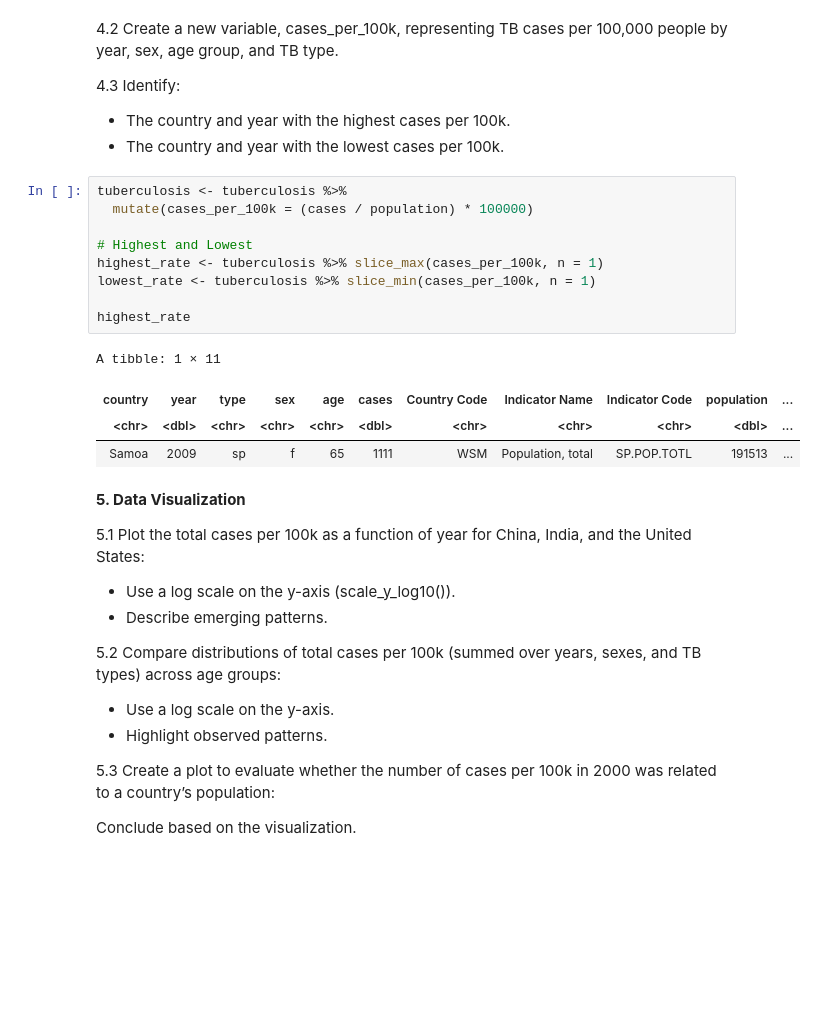
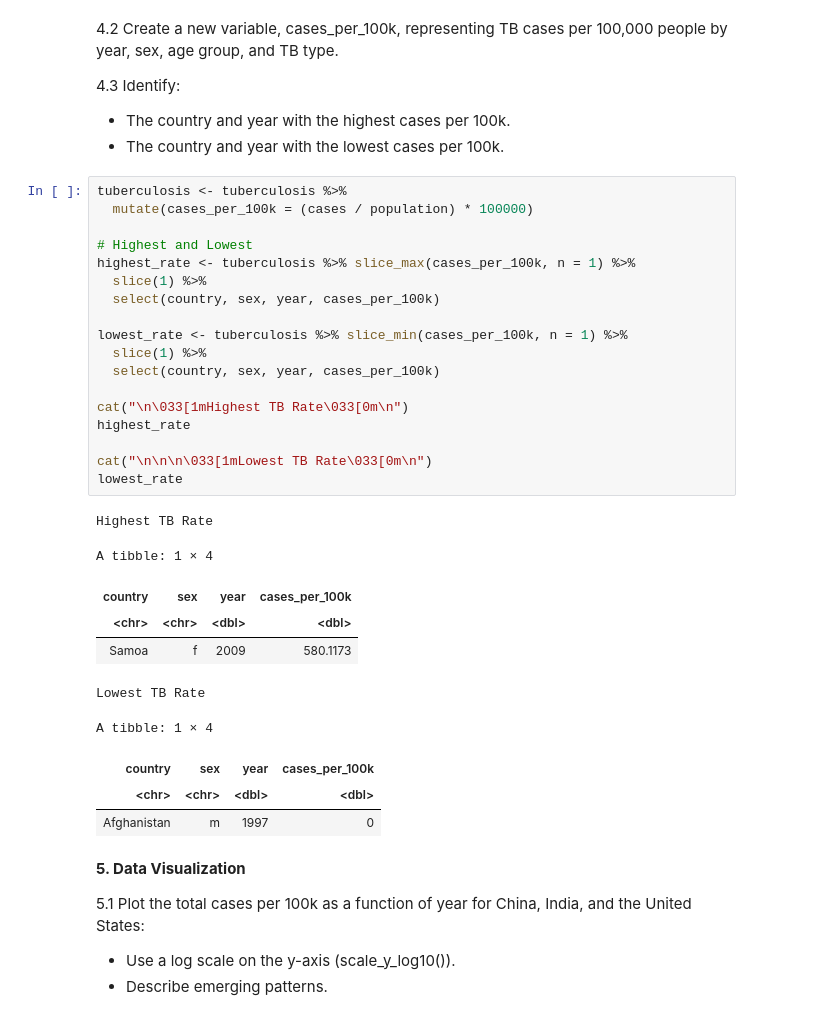
Before and after one commit to rddelarosa/DSC1107, a Jupyter notebook: FA_2_DSC1107.ipynb, the cells around one changed output. Cells and saved outputs as stored; diff of their text form; blank space fills up the shorter version.

```diff
--- a/FA_2_DSC1107.ipynb
+++ b/FA_2_DSC1107.ipynb
@@ -449,32 +455,37 @@ The sex that had more TB cases is: Men
 # %%
 tuberculosis <- tuberculosis %>%
   mutate(cases_per_100k = (cases / population) * 100000)
 
 # Highest and Lowest
-highest_rate <- tuberculosis %>% slice_max(cases_per_100k, n = 1)
-lowest_rate <- tuberculosis %>% slice_min(cases_per_100k, n = 1)
+highest_rate <- tuberculosis %>% slice_max(cases_per_100k, n = 1) %>%
+  slice(1) %>%
+  select(country, sex, year, cases_per_100k)
 
+lowest_rate <- tuberculosis %>% slice_min(cases_per_100k, n = 1) %>%
+  slice(1) %>%
+  select(country, sex, year, cases_per_100k)
+
+cat("\n\033[1mHighest TB Rate\033[0m\n")
 highest_rate
+
+cat("\n\n\n\033[1mLowest TB Rate\033[0m\n")
+lowest_rate
 # %% [output]
-A tibble: 1 × 11
+Highest TB Rate
+A tibble: 1 × 4
-| country | year | type | sex | age | cases | Country Code | Indicator Name | Indicator Code | population | ... |
-| <chr> | <dbl> | <chr> | <chr> | <chr> | <dbl> | <chr> | <chr> | <chr> | <dbl> | ... |
-| Samoa | 2009 | sp | f | 65 | 1111 | WSM | Population, total | SP.POP.TOTL | 191513 | ... |
+| country | sex | year | cases_per_100k |
+| <chr> | <chr> | <dbl> | <dbl> |
+| Samoa | f | 2009 | 580.1173 |
+Lowest TB Rate
+A tibble: 1 × 4
+| country | sex | year | cases_per_100k |
+| <chr> | <chr> | <dbl> | <dbl> |
+| Afghanistan | m | 1997 | 0 |
 # %% [markdown]
 **5. Data Visualization**
 
 5.1 Plot the total cases per 100k as a function of year for China, India, and the United States:
 - Use a log scale on the y-axis (scale_y_log10()).
 - Describe emerging patterns.
-
-5.2 Compare distributions of total cases per 100k (summed over years, sexes, and TB types) across age groups:
-
-- Use a log scale on the y-axis.
-- Highlight observed patterns.
-
-5.3 Create a plot to evaluate whether the number of cases per 100k in 2000 was related to a country’s population:
-
-
-Conclude based on the visualization.
 # %%
 tuberculosis %>%
```
Also changed, not shown: parts of 9 cells of this notebook.
